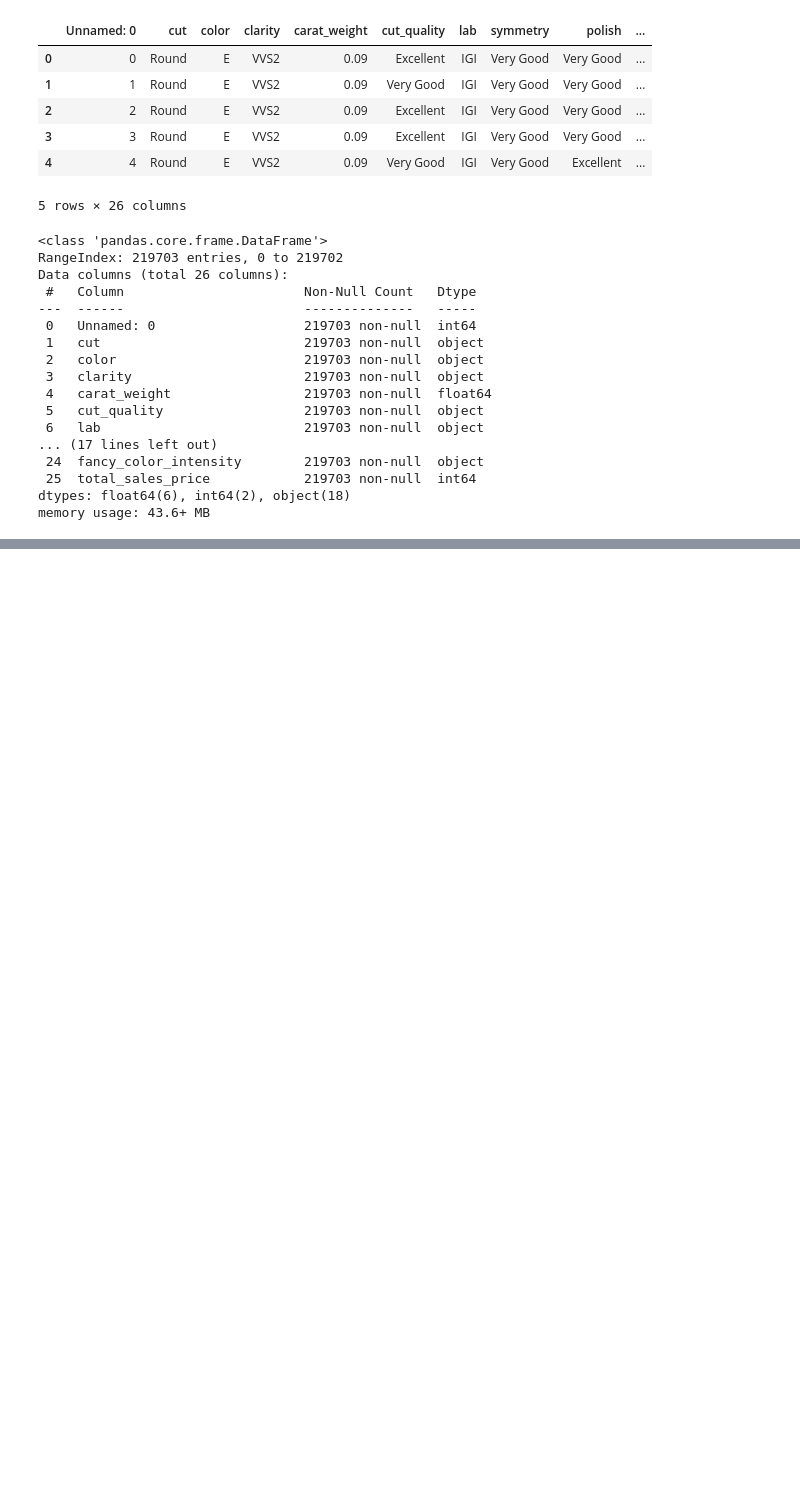
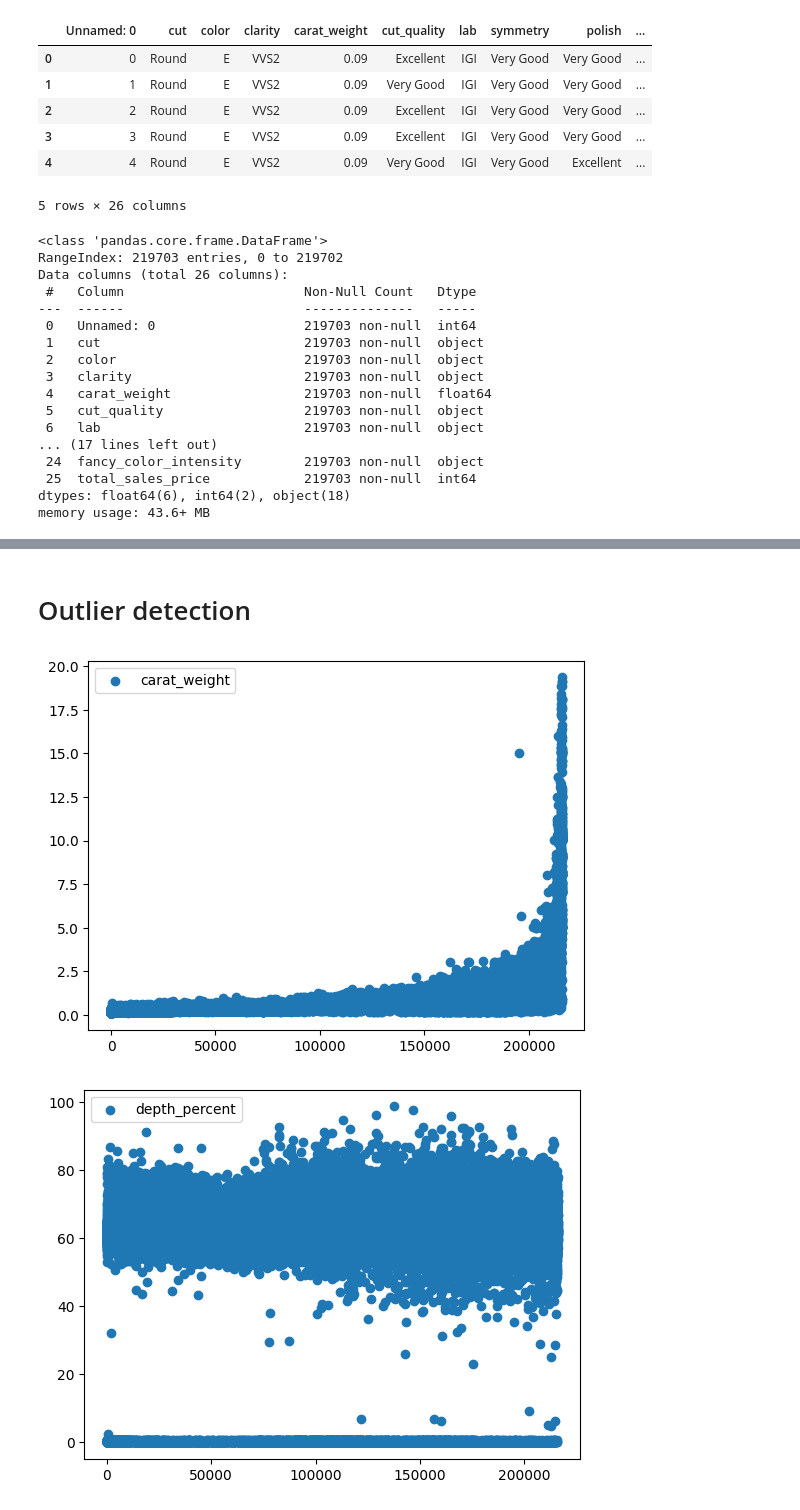
Before and after one commit to macs13/Predicting-Diamond-Sale-Price, a Jupyter notebook: notebooks/script.ipynb, the cells around one changed output, grey strips where cells are left out. Saved outputs shown, nothing was run; the diff lists cells and outputs as text; code cells hidden in the pictures; blank space fills up the shorter version.

Commit message:
Processing data update

```diff
--- a/notebooks/script.ipynb
+++ b/notebooks/script.ipynb
@@ -41,0 +65,2 @@ memory usage: 43.6+ MB
+# %%
+data = data.drop(columns=['Unnamed: 0'])
@@ -41,0 +114,2 @@ memory usage: 43.6+ MB
+# %%
+data=data.drop_duplicates()
@@ -41,0 +125,8 @@ memory usage: 43.6+ MB
+# %%
+lnc = LabelEncoder()
+df = data.copy()
+for i in data:
+    r = data[i].dtypes
+    if r == 'object':
+        df[i] = lnc.fit_transform(data[i])
+        joblib.dump(lnc, i+'.joblib', compress=9)
@@ -41,0 +163,14 @@ memory usage: 43.6+ MB
+# %% [markdown]
+# Outlier detection
+# %%
+# use plotting to understand the dataset
+
+for i in df:
+    r = df[i].dtypes
+    if r == 'float64':
+        plt.scatter(range(len(df[i])), df[i], label=i)
+        plt.legend()
+        plt.show()
+# %% [output]
+[figure, added]
+[figure, added]
```
Also changed, not shown: parts of 24 cells of this notebook.
